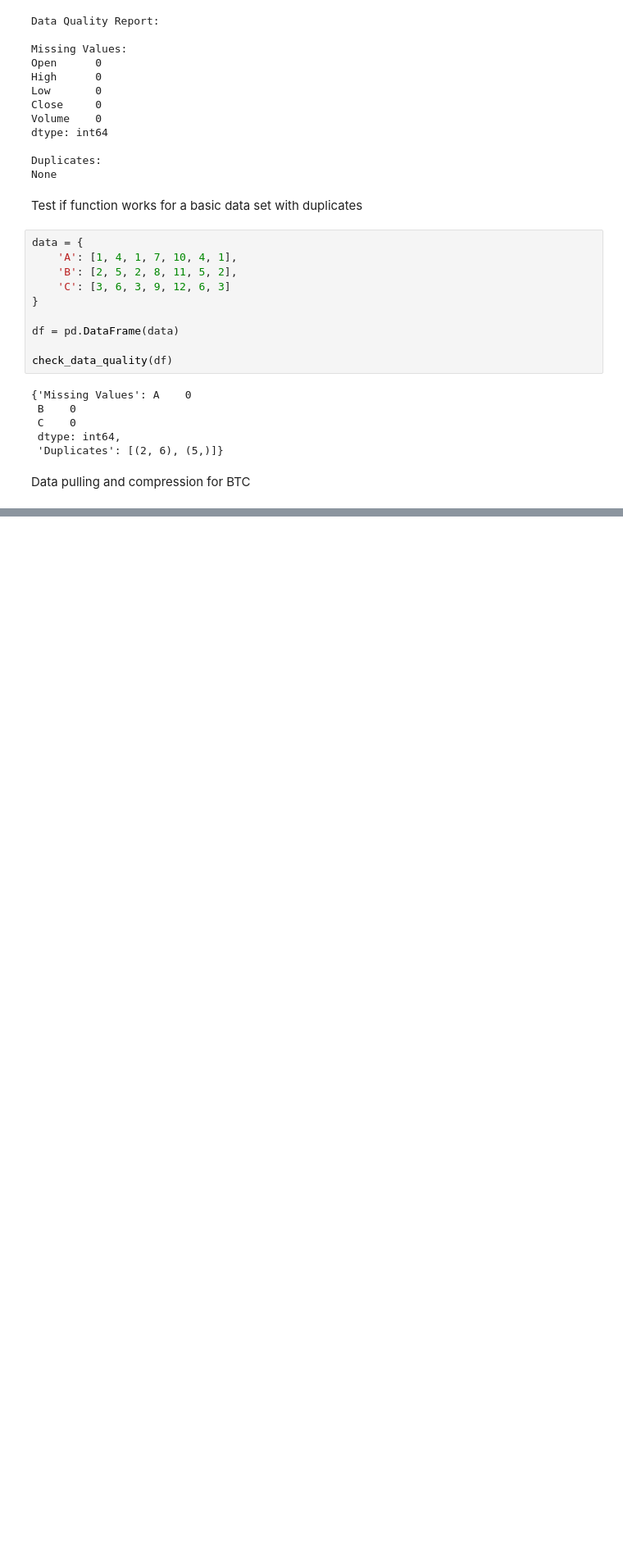
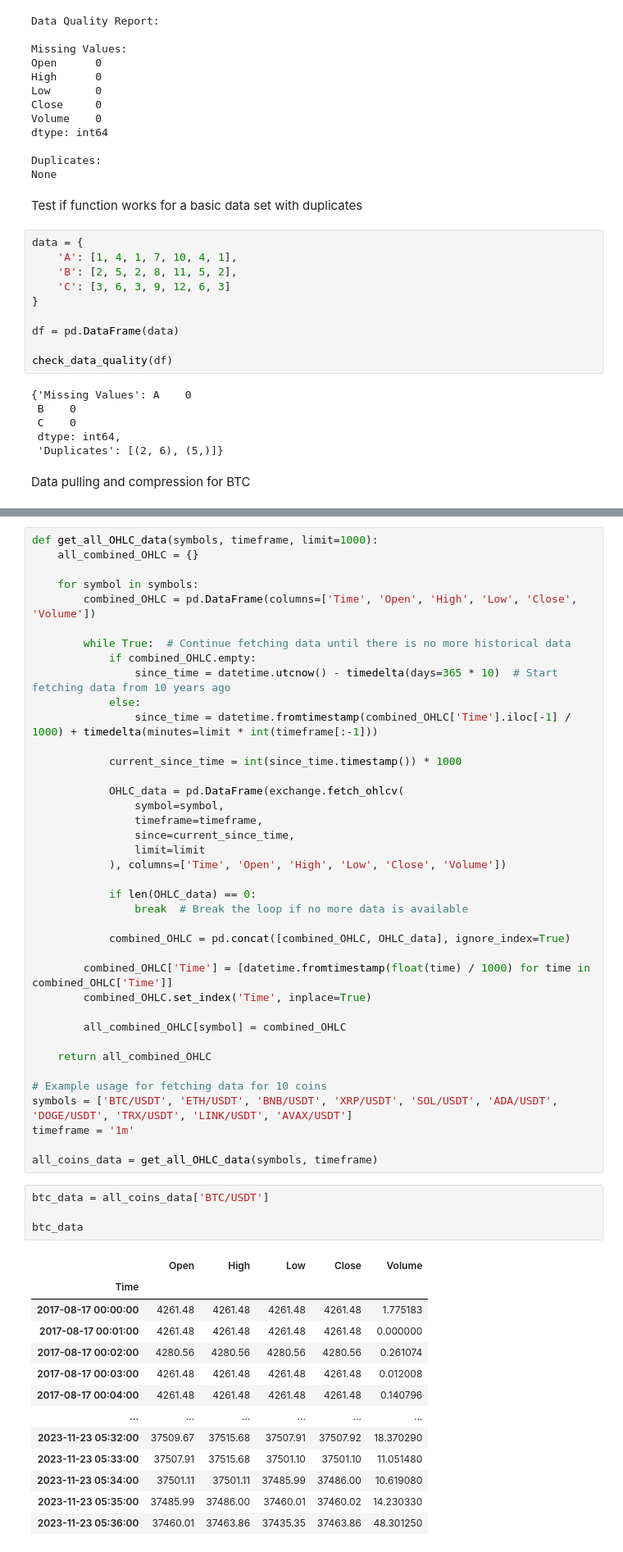
Before and after one commit to Austinai123/minute-data-fetcher, a Jupyter notebook: minute-price-fetcher.ipynb, the cells around one changed output, grey strips where cells are left out. Shown: that part at 82% size. Cells and saved outputs as stored; diff of their text form; blank space fills up the shorter version.

```diff
--- a/minute-price-fetcher.ipynb
+++ b/minute-price-fetcher.ipynb
@@ -277,0 +282,57 @@ Read Data:
+# %%
+def get_all_OHLC_data(symbols, timeframe, limit=1000):
+    all_combined_OHLC = {}
+
+    for symbol in symbols:
+        combined_OHLC = pd.DataFrame(columns=['Time', 'Open', 'High', 'Low', 'Close', 'Volume'])
+
+        while True:  # Continue fetching data until there is no more historical data
+            if combined_OHLC.empty:
+                since_time = datetime.utcnow() - timedelta(days=365 * 10)  # Start fetching data from 10 years ago
+            else:
+                since_time = datetime.fromtimestamp(combined_OHLC['Time'].iloc[-1] / 1000) + timedelta(minutes=limit * int(timeframe[:-1]))
+
+            current_since_time = int(since_time.timestamp()) * 1000
+
+            OHLC_data = pd.DataFrame(exchange.fetch_ohlcv(
+                symbol=symbol,
+                timeframe=timeframe,
+                since=current_since_time,
+                limit=limit
+            ), columns=['Time', 'Open', 'High', 'Low', 'Close', 'Volume'])
+
+            if len(OHLC_data) == 0:
+                break  # Break the loop if no more data is available
+
+            combined_OHLC = pd.concat([combined_OHLC, OHLC_data], ignore_index=True)
+
+        combined_OHLC['Time'] = [datetime.fromtimestamp(float(time) / 1000) for time in combined_OHLC['Time']]
+        combined_OHLC.set_index('Time', inplace=True)
+
+        all_combined_OHLC[symbol] = combined_OHLC
+
+    return all_combined_OHLC
+
+# Example usage for fetching data for 10 coins
+symbols = ['BTC/USDT', 'ETH/USDT', 'BNB/USDT', 'XRP/USDT', 'SOL/USDT', 'ADA/USDT', 'DOGE/USDT', 'TRX/USDT', 'LINK/USDT', 'AVAX/USDT']
+timeframe = '1m'
+
+all_coins_data = get_all_OHLC_data(symbols, timeframe)
+# %%
+btc_data = all_coins_data['BTC/USDT']
+
+btc_data
+# %% [output]
+|  | Open | High | Low | Close | Volume |
+| Time |  |  |  |  |  |
+| 2017-08-17 00:00:00 | 4261.48 | 4261.48 | 4261.48 | 4261.48 | 1.775183 |
+| 2017-08-17 00:01:00 | 4261.48 | 4261.48 | 4261.48 | 4261.48 | 0.000000 |
+| 2017-08-17 00:02:00 | 4280.56 | 4280.56 | 4280.56 | 4280.56 | 0.261074 |
+| 2017-08-17 00:03:00 | 4261.48 | 4261.48 | 4261.48 | 4261.48 | 0.012008 |
+| 2017-08-17 00:04:00 | 4261.48 | 4261.48 | 4261.48 | 4261.48 | 0.140796 |
+| ... | ... | ... | ... | ... | ... |
+| 2023-11-23 05:32:00 | 37509.67 | 37515.68 | 37507.91 | 37507.92 | 18.370290 |
+| 2023-11-23 05:33:00 | 37507.91 | 37515.68 | 37501.10 | 37501.10 | 11.051480 |
+| 2023-11-23 05:34:00 | 37501.11 | 37501.11 | 37485.99 | 37486.00 | 10.619080 |
+| 2023-11-23 05:35:00 | 37485.99 | 37486.00 | 37460.01 | 37460.02 | 14.230330 |
+| 2023-11-23 05:36:00 | 37460.01 | 37463.86 | 37435.35 | 37463.86 | 48.301250 |
```
Also changed, not shown: parts of 12 cells of this notebook.
